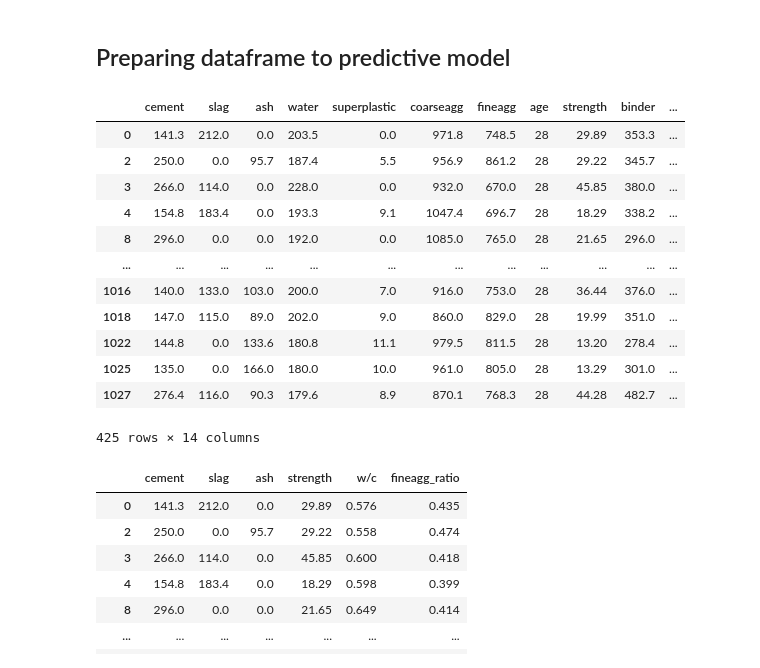
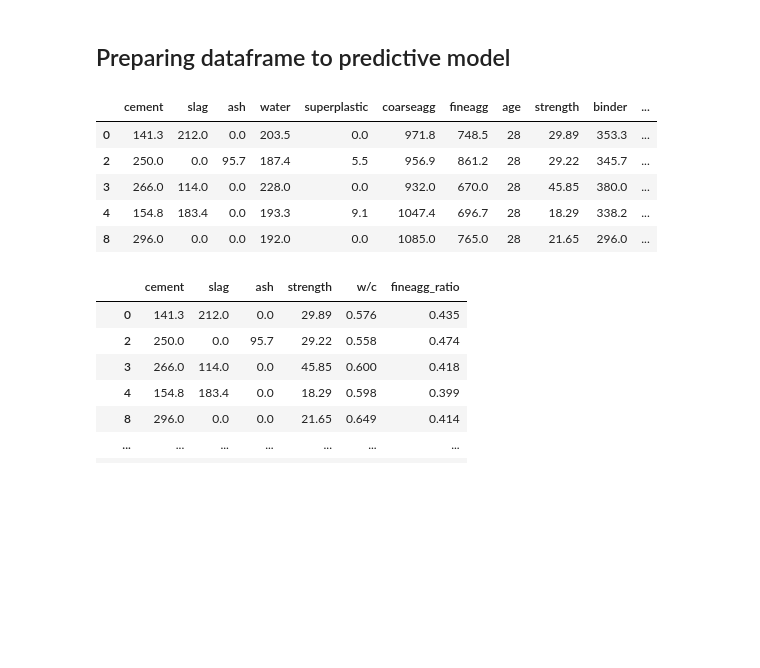
Before and after one commit to supernauth/cement_manufacturing, a Jupyter notebook: cement_manufacuring.ipynb, the cells around one changed output. Saved outputs shown, nothing was run; the diff lists cells and outputs as text; code cells hidden in the pictures; blank space fills up the shorter version.

```diff
--- a/cement_manufacuring.ipynb
+++ b/cement_manufacuring.ipynb
@@ -139,21 +139,14 @@ for i, mean in enumerate(scm_means):
 # %% [markdown]
 ## Preparing dataframe to predictive model
 # %%
-df_28
+df_28.head()
 # %% [output]
 |  | cement | slag | ash | water | superplastic | coarseagg | fineagg | age | strength | binder | ... |
 | 0 | 141.3 | 212.0 | 0.0 | 203.5 | 0.0 | 971.8 | 748.5 | 28 | 29.89 | 353.3 | ... |
 | 2 | 250.0 | 0.0 | 95.7 | 187.4 | 5.5 | 956.9 | 861.2 | 28 | 29.22 | 345.7 | ... |
 | 3 | 266.0 | 114.0 | 0.0 | 228.0 | 0.0 | 932.0 | 670.0 | 28 | 45.85 | 380.0 | ... |
 | 4 | 154.8 | 183.4 | 0.0 | 193.3 | 9.1 | 1047.4 | 696.7 | 28 | 18.29 | 338.2 | ... |
 | 8 | 296.0 | 0.0 | 0.0 | 192.0 | 0.0 | 1085.0 | 765.0 | 28 | 21.65 | 296.0 | ... |
-| ... | ... | ... | ... | ... | ... | ... | ... | ... | ... | ... | ... |
-| 1016 | 140.0 | 133.0 | 103.0 | 200.0 | 7.0 | 916.0 | 753.0 | 28 | 36.44 | 376.0 | ... |
-| 1018 | 147.0 | 115.0 | 89.0 | 202.0 | 9.0 | 860.0 | 829.0 | 28 | 19.99 | 351.0 | ... |
-| 1022 | 144.8 | 0.0 | 133.6 | 180.8 | 11.1 | 979.5 | 811.5 | 28 | 13.20 | 278.4 | ... |
-| 1025 | 135.0 | 0.0 | 166.0 | 180.0 | 10.0 | 961.0 | 805.0 | 28 | 13.29 | 301.0 | ... |
-| 1027 | 276.4 | 116.0 | 90.3 | 179.6 | 8.9 | 870.1 | 768.3 | 28 | 44.28 | 482.7 | ... |
-425 rows × 14 columns
 # %%
 df_28_pm = df_28.drop(columns=["water", "superplastic", "coarseagg", "fineagg", "age", "binder", "agg", "coarseagg_ratio"])
 df_28_pm
```
Also changed, not shown: parts of 14 cells of this notebook.
